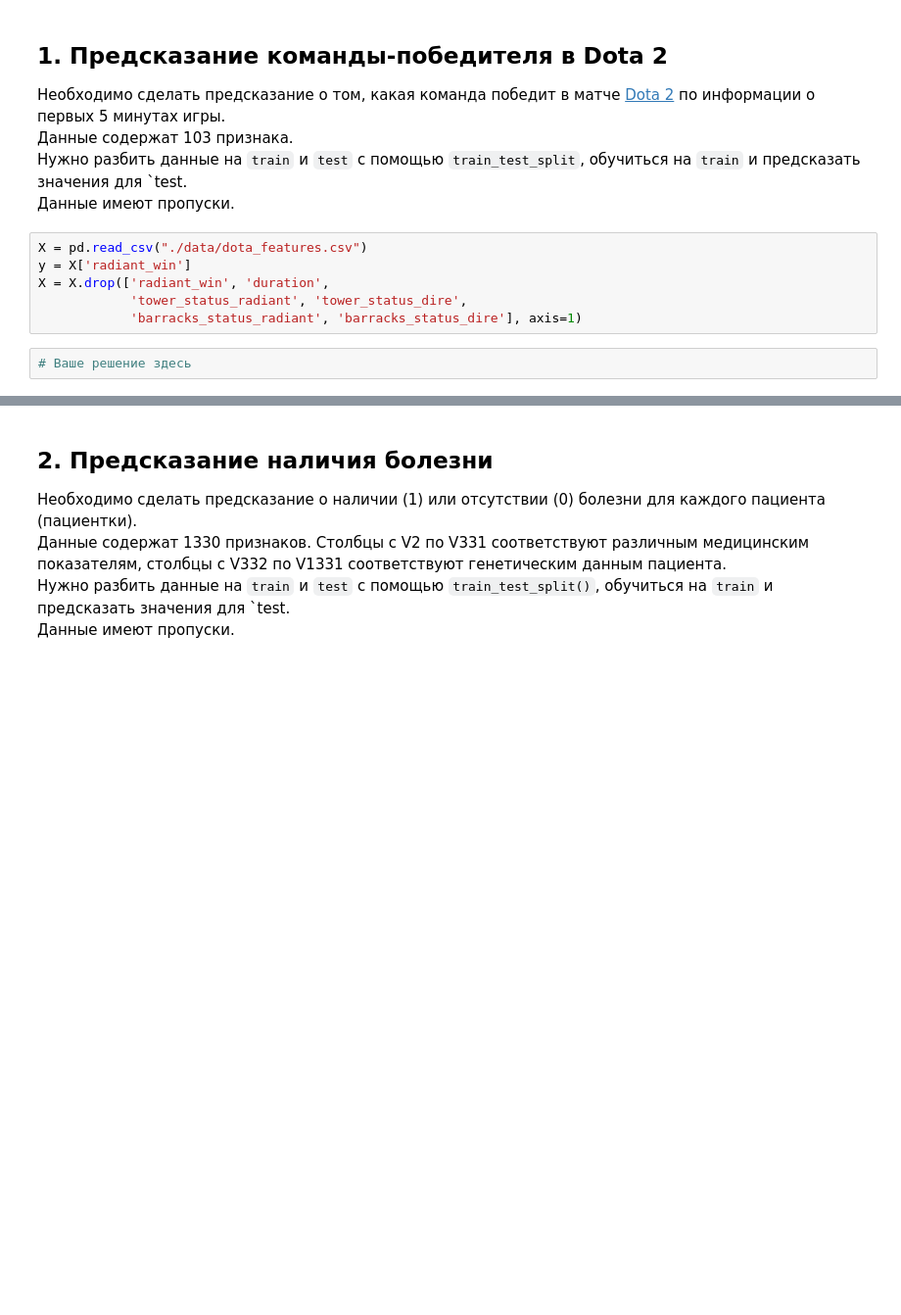
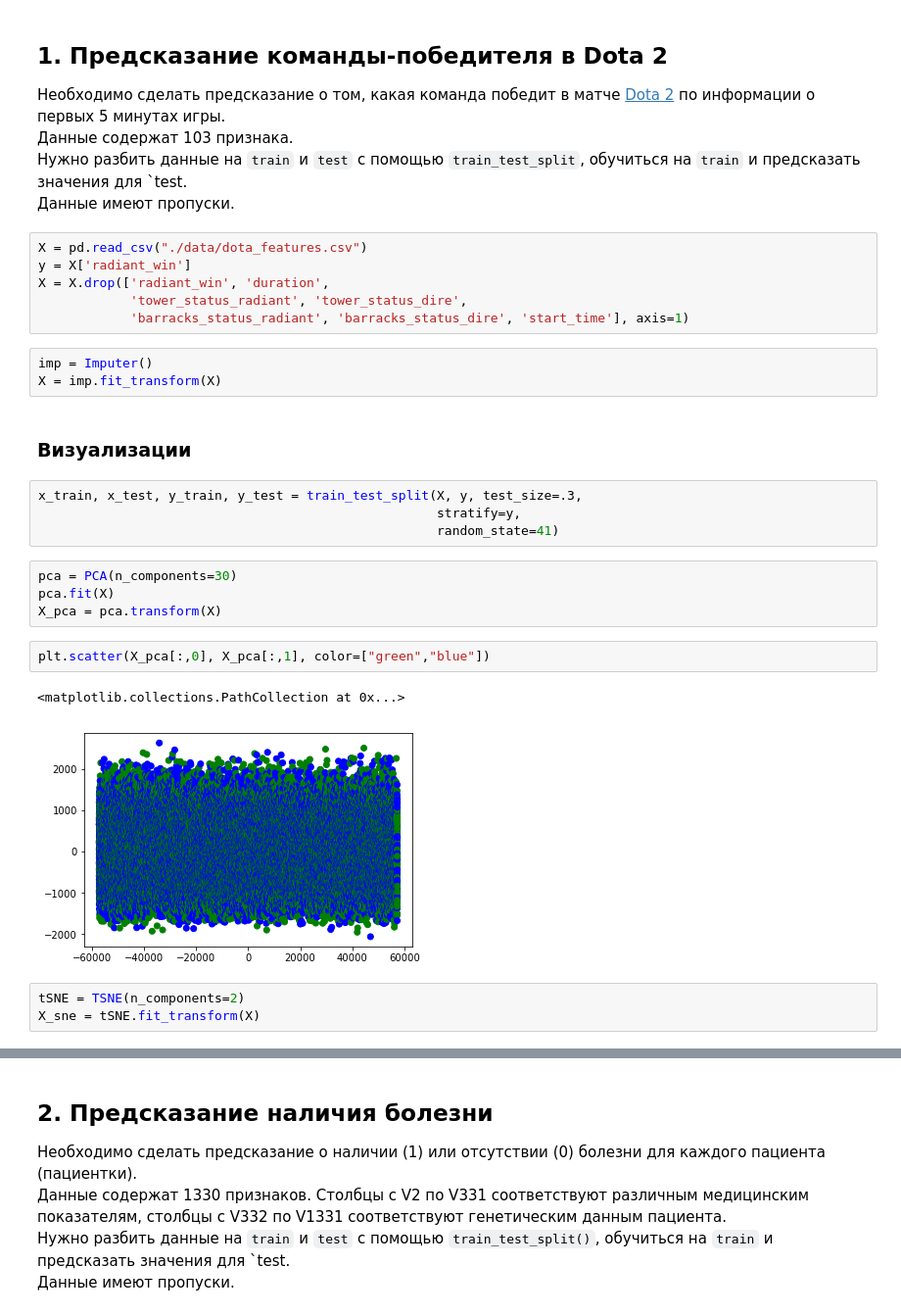
Before and after one commit to sonyareznikova/Seminars, a Jupyter notebook: Seminar 5/Seminar_5_Homework.ipynb, the cells around one changed output, grey strips where cells are left out. Shown at 98% size. Saved outputs shown, nothing was run; the diff lists cells and outputs as text; blank space fills up the shorter version.

```diff
--- a/Seminar 5/Seminar_5_Homework.ipynb
+++ b/Seminar 5/Seminar_5_Homework.ipynb
@@ -182,6 +182,25 @@ X = pd.read_csv("./data/dota_features.csv")
 y = X['radiant_win']
 X = X.drop(['radiant_win', 'duration',
             'tower_status_radiant', 'tower_status_dire',
-            'barracks_status_radiant', 'barracks_status_dire'], axis=1)
+            'barracks_status_radiant', 'barracks_status_dire', 'start_time'], axis=1)
-# %%
-# Ваше решение здесь
+# %%
+imp = Imputer()
+X = imp.fit_transform(X)
+# %% [markdown]
+### Визуализации
+# %%
+x_train, x_test, y_train, y_test = train_test_split(X, y, test_size=.3,
+                                                    stratify=y,
+                                                    random_state=41)
+# %%
+pca = PCA(n_components=30)
+pca.fit(X)
+X_pca = pca.transform(X)
+# %%
+plt.scatter(X_pca[:,0], X_pca[:,1], color=["green","blue"])
+# %% [output]
+<matplotlib.collections.PathCollection at 0x...>
+[figure, added]
+# %%
+tSNE = TSNE(n_components=2)
+X_sne = tSNE.fit_transform(X)
```
Also changed, not shown: parts of 12 cells of this notebook, 1 other file.
